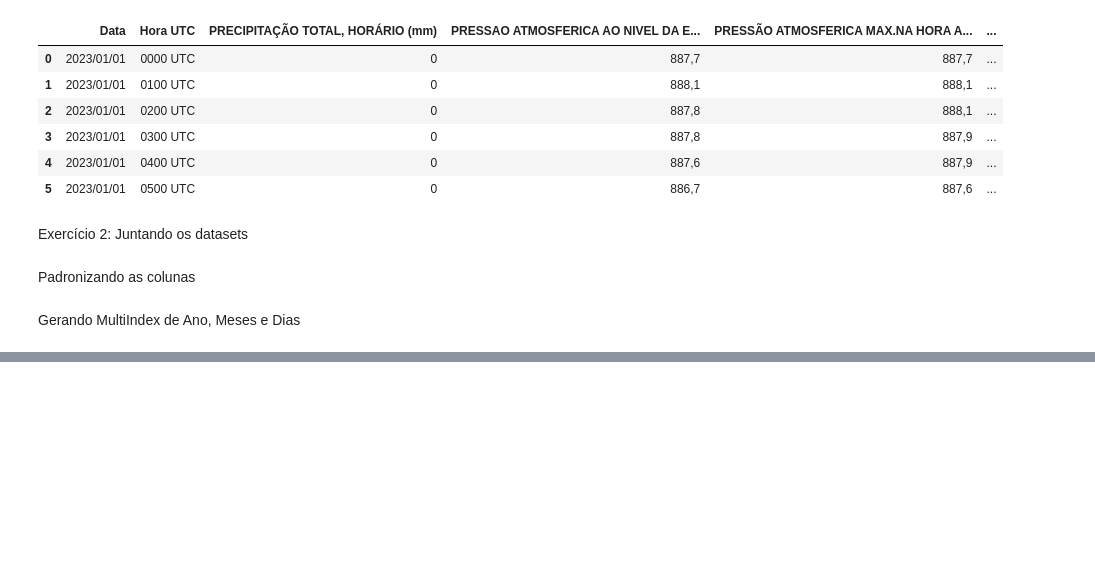
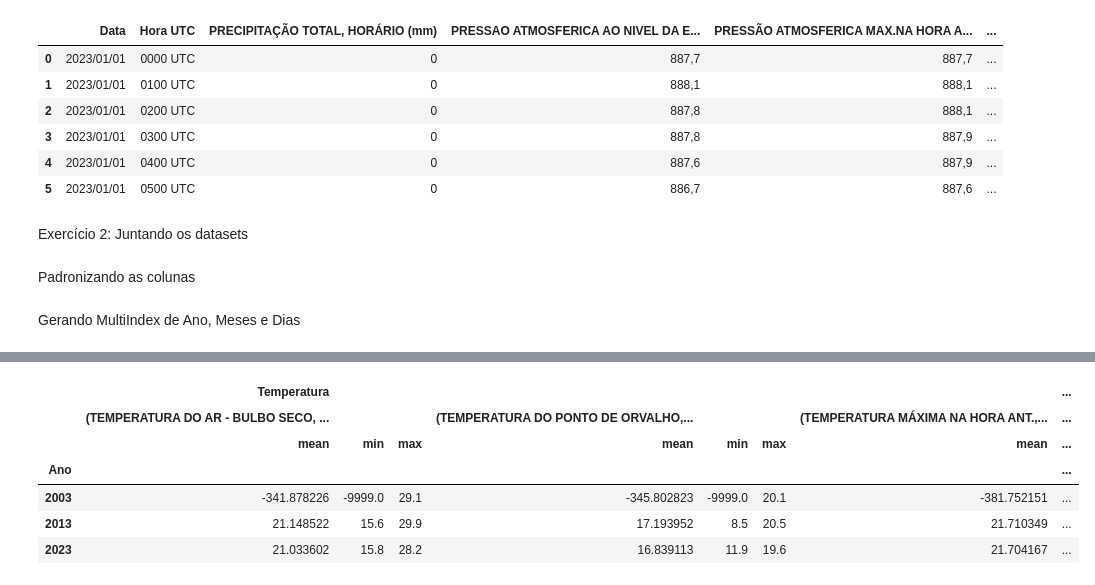
Before and after one commit to AllanaCampos/Python_Basico, a Jupyter notebook: Girleide/P007/Prática7.ipynb, the cells around one changed output, grey strips where cells are left out. Saved outputs shown, nothing was run; the diff lists cells and outputs as text; code cells hidden in the pictures; blank space fills up the shorter version.

```diff
--- a/Girleide/P007/Prática7.ipynb
+++ b/Girleide/P007/Prática7.ipynb
@@ -73,0 +144,11 @@ brasilia
+# %%
+
+brasiliaMindex.xs(int("01"), level="Mes").groupby("Ano")["Temperatura"].agg(["mean", "min", "max"])
+# %% [output]
+|  | Temperatura |  |  |  |  |  |  | ... |
+|  | (TEMPERATURA DO AR - BULBO SECO, ... |  |  | (TEMPERATURA DO PONTO DE ORVALHO,... |  |  | (TEMPERATURA MÁXIMA NA HORA ANT.,... | ... |
+|  | mean | min | max | mean | min | max | mean | ... |
+| Ano |  |  |  |  |  |  |  | ... |
+| 2003 | -341.878226 | -9999.0 | 29.1 | -345.802823 | -9999.0 | 20.1 | -381.752151 | ... |
+| 2013 | 21.148522 | 15.6 | 29.9 | 17.193952 | 8.5 | 20.5 | 21.710349 | ... |
+| 2023 | 21.033602 | 15.8 | 28.2 | 16.839113 | 11.9 | 19.6 | 21.704167 | ... |
```
Also changed, not shown: parts of 7 cells of this notebook.
